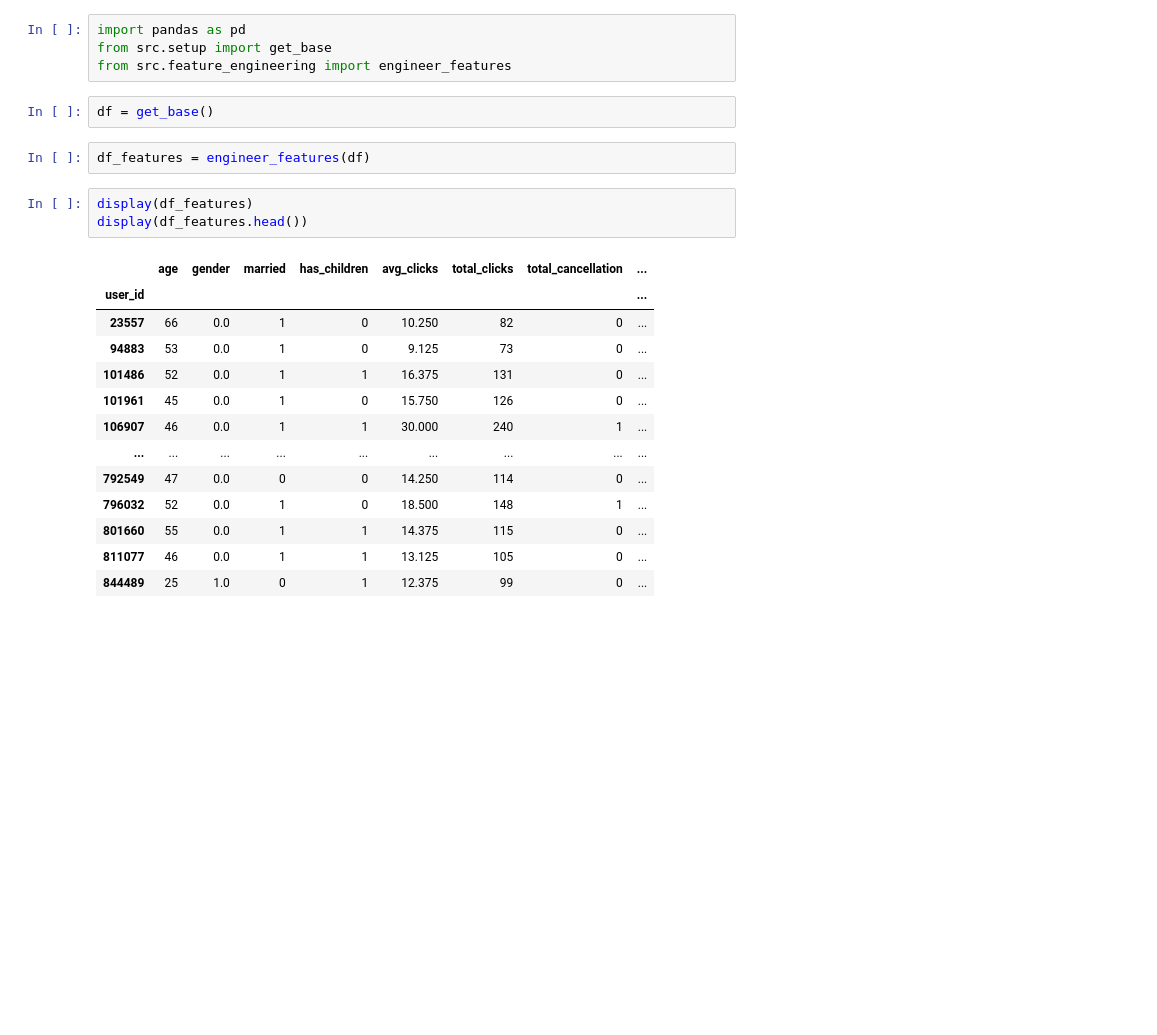
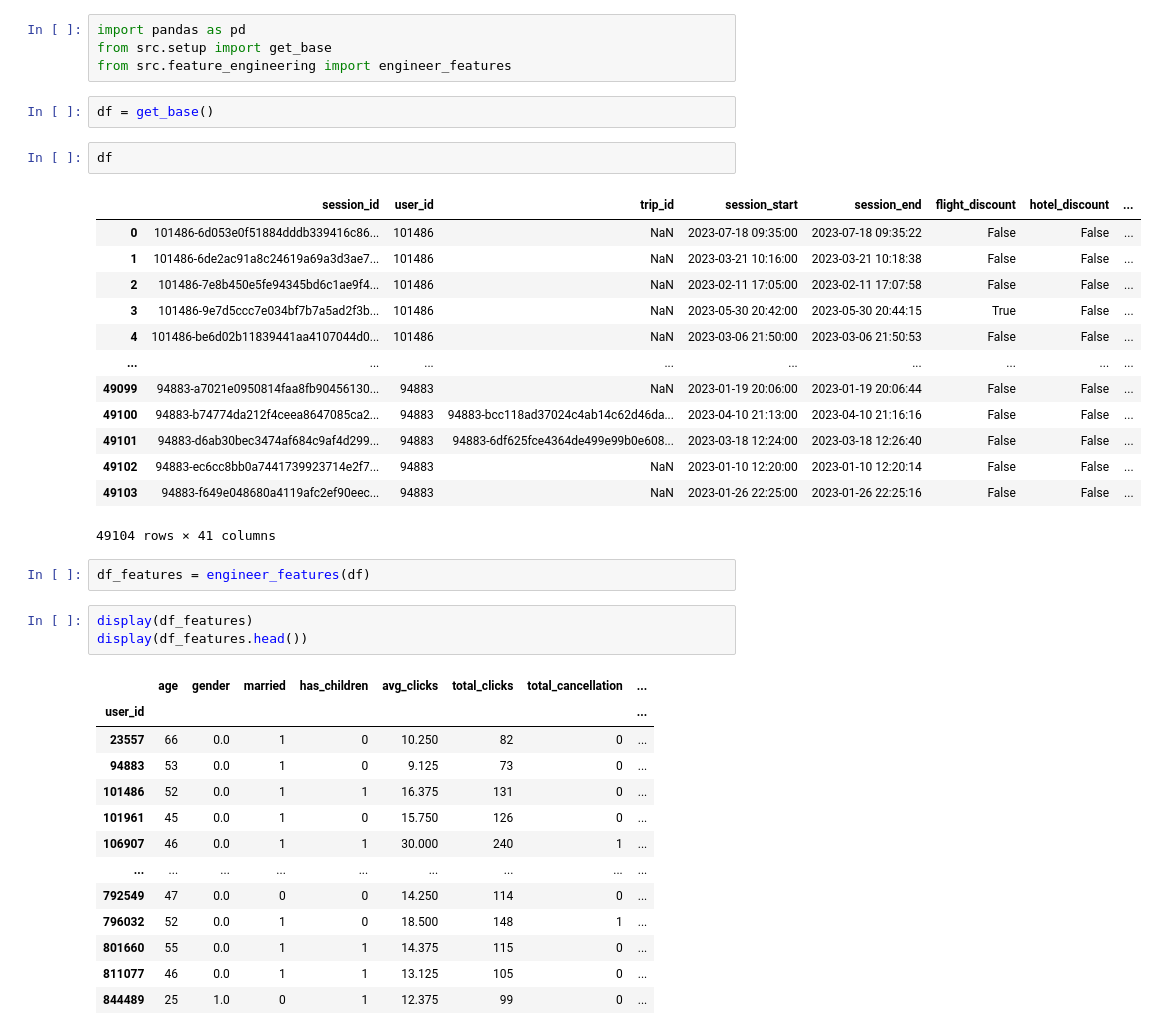
Before and after one commit to 42kiko/traveltide, a Jupyter notebook: notebooks/02-f.ipynb, the cells around one changed output. Drawn from its saved outputs; the diff is of its cells as text; blank space fills up the shorter version.

```diff
--- a/notebooks/02-f.ipynb
+++ b/notebooks/02-f.ipynb
@@ -4,6 +4,22 @@ from src.setup import get_base
 from src.feature_engineering import engineer_features
 # %%
 df = get_base()
+# %%
+df
+# %% [output]
+|  | session_id | user_id | trip_id | session_start | session_end | flight_discount | hotel_discount | ... |
+| 0 | 101486-6d053e0f51884dddb339416c86... | 101486 | NaN | 2023-07-18 09:35:00 | 2023-07-18 09:35:22 | False | False | ... |
+| 1 | 101486-6de2ac91a8c24619a69a3d3ae7... | 101486 | NaN | 2023-03-21 10:16:00 | 2023-03-21 10:18:38 | False | False | ... |
+| 2 | 101486-7e8b450e5fe94345bd6c1ae9f4... | 101486 | NaN | 2023-02-11 17:05:00 | 2023-02-11 17:07:58 | False | False | ... |
+| 3 | 101486-9e7d5ccc7e034bf7b7a5ad2f3b... | 101486 | NaN | 2023-05-30 20:42:00 | 2023-05-30 20:44:15 | True | False | ... |
+| 4 | 101486-be6d02b11839441aa4107044d0... | 101486 | NaN | 2023-03-06 21:50:00 | 2023-03-06 21:50:53 | False | False | ... |
+| ... | ... | ... | ... | ... | ... | ... | ... | ... |
+| 49099 | 94883-a7021e0950814faa8fb90456130... | 94883 | NaN | 2023-01-19 20:06:00 | 2023-01-19 20:06:44 | False | False | ... |
+| 49100 | 94883-b74774da212f4ceea8647085ca2... | 94883 | 94883-bcc118ad37024c4ab14c62d46da... | 2023-04-10 21:13:00 | 2023-04-10 21:16:16 | False | False | ... |
+| 49101 | 94883-d6ab30bec3474af684c9af4d299... | 94883 | 94883-6df625fce4364de499e99b0e608... | 2023-03-18 12:24:00 | 2023-03-18 12:26:40 | False | False | ... |
+| 49102 | 94883-ec6cc8bb0a7441739923714e2f7... | 94883 | NaN | 2023-01-10 12:20:00 | 2023-01-10 12:20:14 | False | False | ... |
+| 49103 | 94883-f649e048680a4119afc2ef90eec... | 94883 | NaN | 2023-01-26 22:25:00 | 2023-01-26 22:25:16 | False | False | ... |
+49104 rows × 41 columns
 # %%
 df_features = engineer_features(df)
 # %%
```
Also changed, not shown: parts of 2 cells of this notebook, 3 other files.
